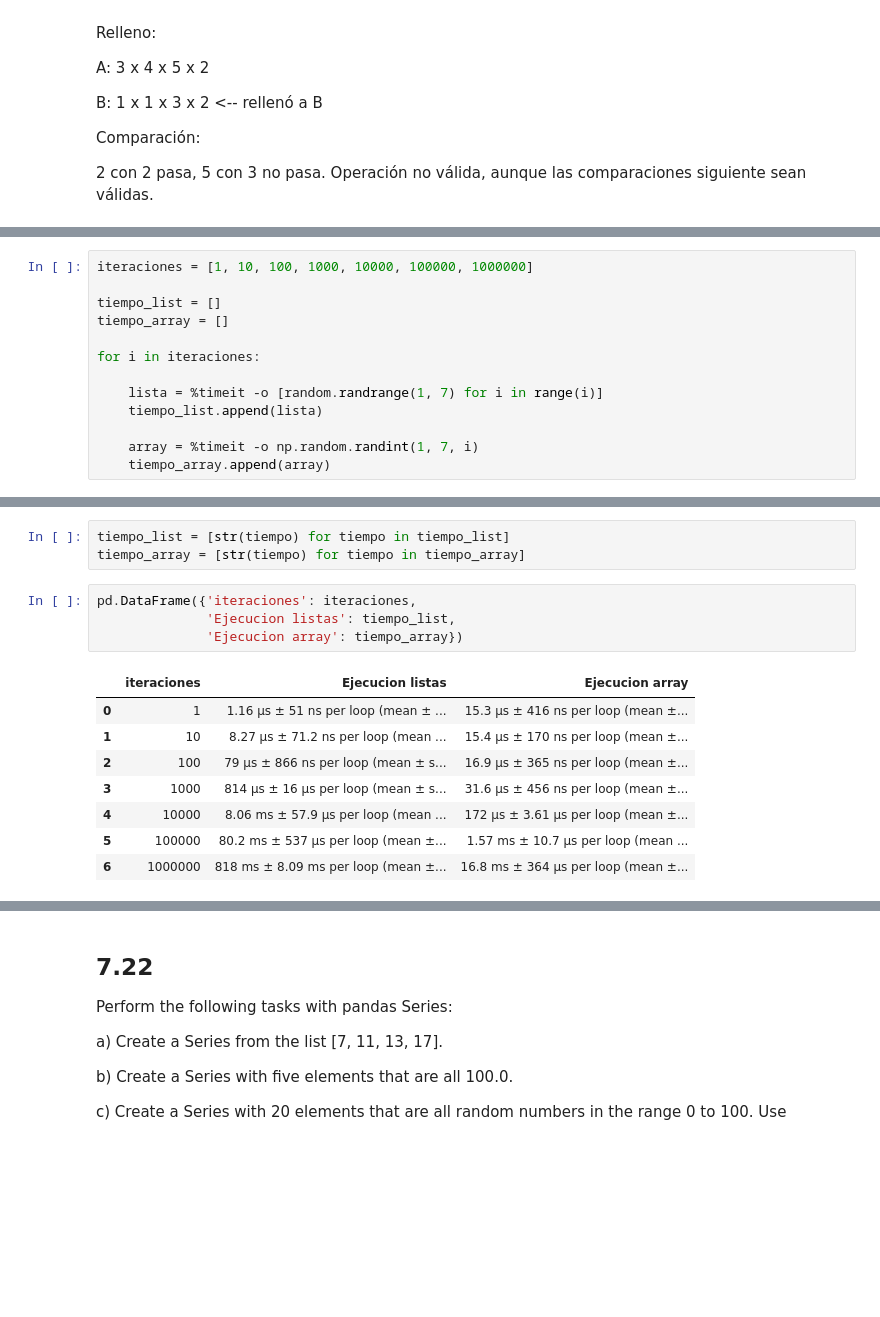
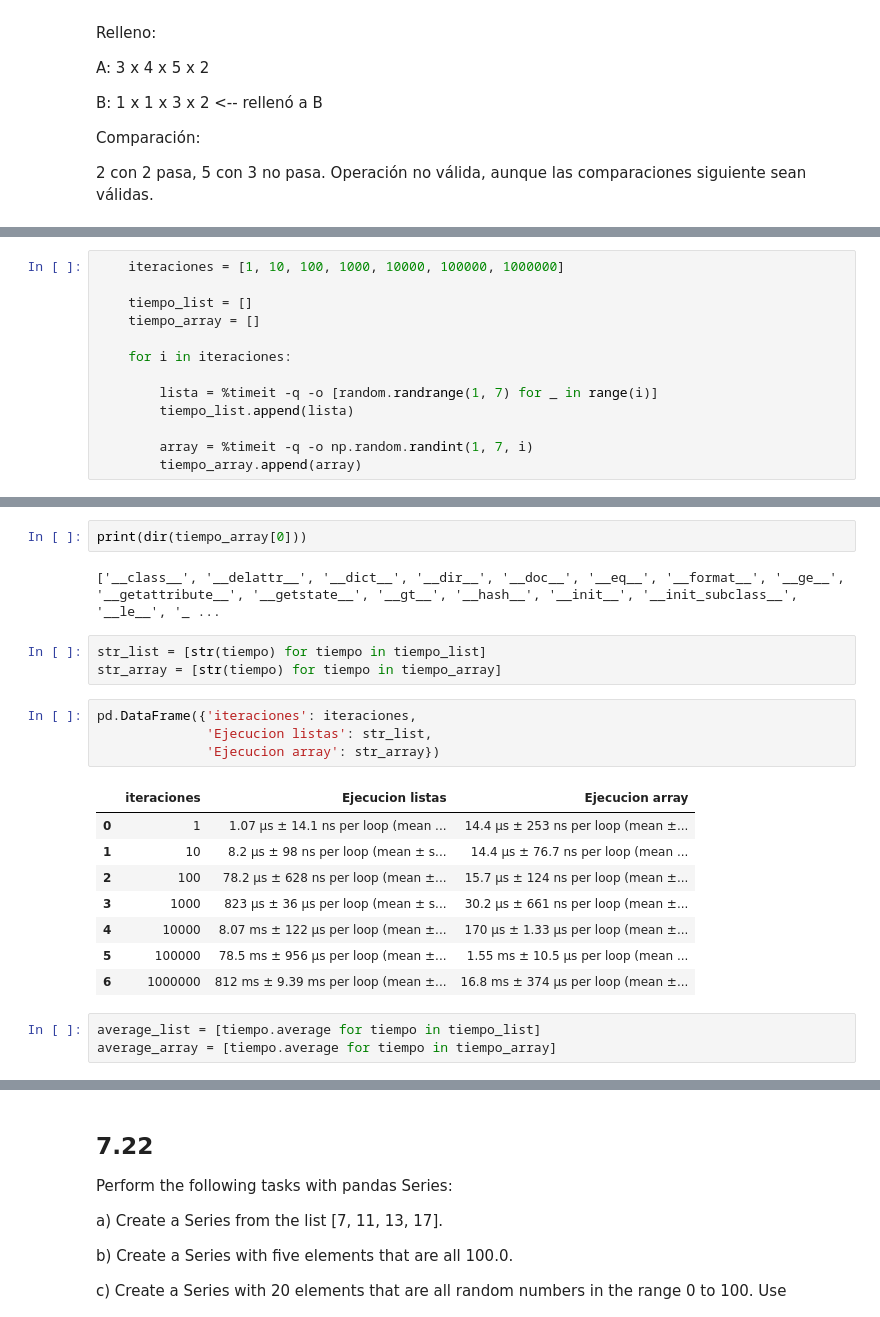
Before and after one commit to EdilbertoAntonio/ejercicios_maestria_icd, a Jupyter notebook: prog y mat para cdd/Actividad7.ipynb, the cells around one changed output, grey strips where cells are left out. Saved outputs shown, nothing was run; the diff lists cells and outputs as text; blank space fills up the shorter version.

```diff
--- a/prog y mat para cdd/Actividad7.ipynb
+++ b/prog y mat para cdd/Actividad7.ipynb
@@ -182,15 +182,15 @@ now with big data, data analytics and artificial intelligence. As we head into t
 of the book, you’ll place enormous performance demands on your system, so it’s
 always good to be thinking about performance issues.
 # %%
-iteraciones = [1, 10, 100, 1000, 10000, 100000, 1000000]
+    iteraciones = [1, 10, 100, 1000, 10000, 100000, 1000000]
 
-tiempo_list = []
-tiempo_array = []
+    tiempo_list = []
+    tiempo_array = []
 
-for i in iteraciones:
+    for i in iteraciones:
 
-    lista = %timeit -o [random.randrange(1, 7) for i in range(i)]
-    tiempo_list.append(lista)
+        lista = %timeit -q -o [random.randrange(1, 7) for _ in range(i)]
+        tiempo_list.append(lista)
 
-    array = %timeit -o np.random.randint(1, 7, i)
-    tiempo_array.append(array)
+        array = %timeit -q -o np.random.randint(1, 7, i)
+        tiempo_array.append(array)
@@ -222,16 +217,23 @@ tiempo_array
+# %%
+print(dir(tiempo_array[0]))
+# %% [output]
+['__class__', '__delattr__', '__dict__', '__dir__', '__doc__', '__eq__', '__format__', '__ge__', '__getattribute__', '__getstate__', '__gt__', '__hash__', '__init__', '__init_subclass__', '__le__', '_ ...
 # %%
-tiempo_list = [str(tiempo) for tiempo in tiempo_list]
-tiempo_array = [str(tiempo) for tiempo in tiempo_array]
+str_list = [str(tiempo) for tiempo in tiempo_list]
+str_array = [str(tiempo) for tiempo in tiempo_array]
 # %%
 pd.DataFrame({'iteraciones': iteraciones,
-              'Ejecucion listas': tiempo_list,
-              'Ejecucion array': tiempo_array})
+              'Ejecucion listas': str_list,
+              'Ejecucion array': str_array})
 # %% [output]
 |  | iteraciones | Ejecucion listas | Ejecucion array |
-| 0 | 1 | 1.16 μs ± 51 ns per loop (mean ± ... | 15.3 μs ± 416 ns per loop (mean ±... |
-| 1 | 10 | 8.27 μs ± 71.2 ns per loop (mean ... | 15.4 μs ± 170 ns per loop (mean ±... |
-| 2 | 100 | 79 μs ± 866 ns per loop (mean ± s... | 16.9 μs ± 365 ns per loop (mean ±... |
-| 3 | 1000 | 814 μs ± 16 μs per loop (mean ± s... | 31.6 μs ± 456 ns per loop (mean ±... |
-| 4 | 10000 | 8.06 ms ± 57.9 μs per loop (mean ... | 172 μs ± 3.61 μs per loop (mean ±... |
-| 5 | 100000 | 80.2 ms ± 537 μs per loop (mean ±... | 1.57 ms ± 10.7 μs per loop (mean ... |
-| 6 | 1000000 | 818 ms ± 8.09 ms per loop (mean ±... | 16.8 ms ± 364 μs per loop (mean ±... |
+| 0 | 1 | 1.07 μs ± 14.1 ns per loop (mean ... | 14.4 μs ± 253 ns per loop (mean ±... |
+| 1 | 10 | 8.2 μs ± 98 ns per loop (mean ± s... | 14.4 μs ± 76.7 ns per loop (mean ... |
+| 2 | 100 | 78.2 μs ± 628 ns per loop (mean ±... | 15.7 μs ± 124 ns per loop (mean ±... |
+| 3 | 1000 | 823 μs ± 36 μs per loop (mean ± s... | 30.2 μs ± 661 ns per loop (mean ±... |
+| 4 | 10000 | 8.07 ms ± 122 μs per loop (mean ±... | 170 μs ± 1.33 μs per loop (mean ±... |
+| 5 | 100000 | 78.5 ms ± 956 μs per loop (mean ±... | 1.55 ms ± 10.5 μs per loop (mean ... |
+| 6 | 1000000 | 812 ms ± 9.39 ms per loop (mean ±... | 16.8 ms ± 374 μs per loop (mean ±... |
+# %%
+average_list = [tiempo.average for tiempo in tiempo_list]
+average_array = [tiempo.average for tiempo in tiempo_array]
```
Also changed, not shown: parts of 4 cells of this notebook, 4 other files.
